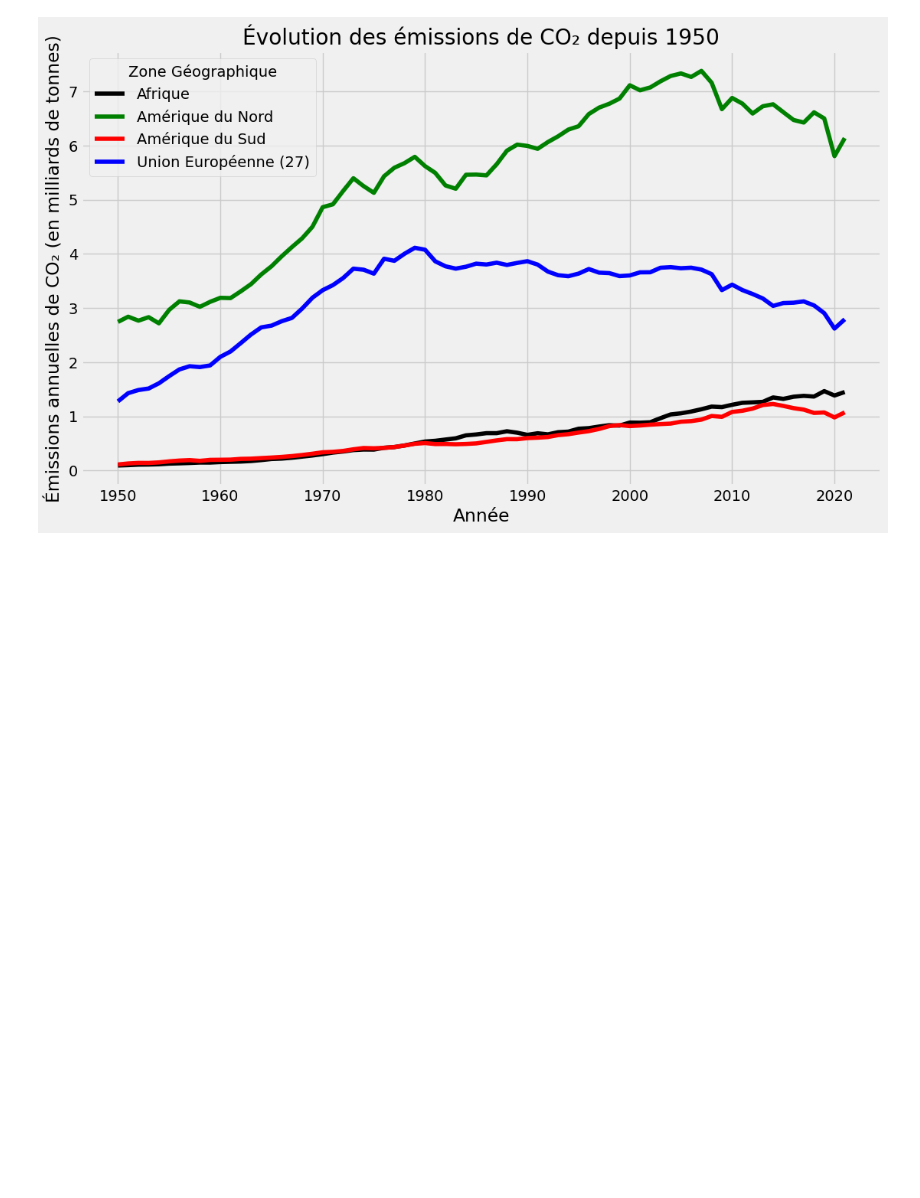
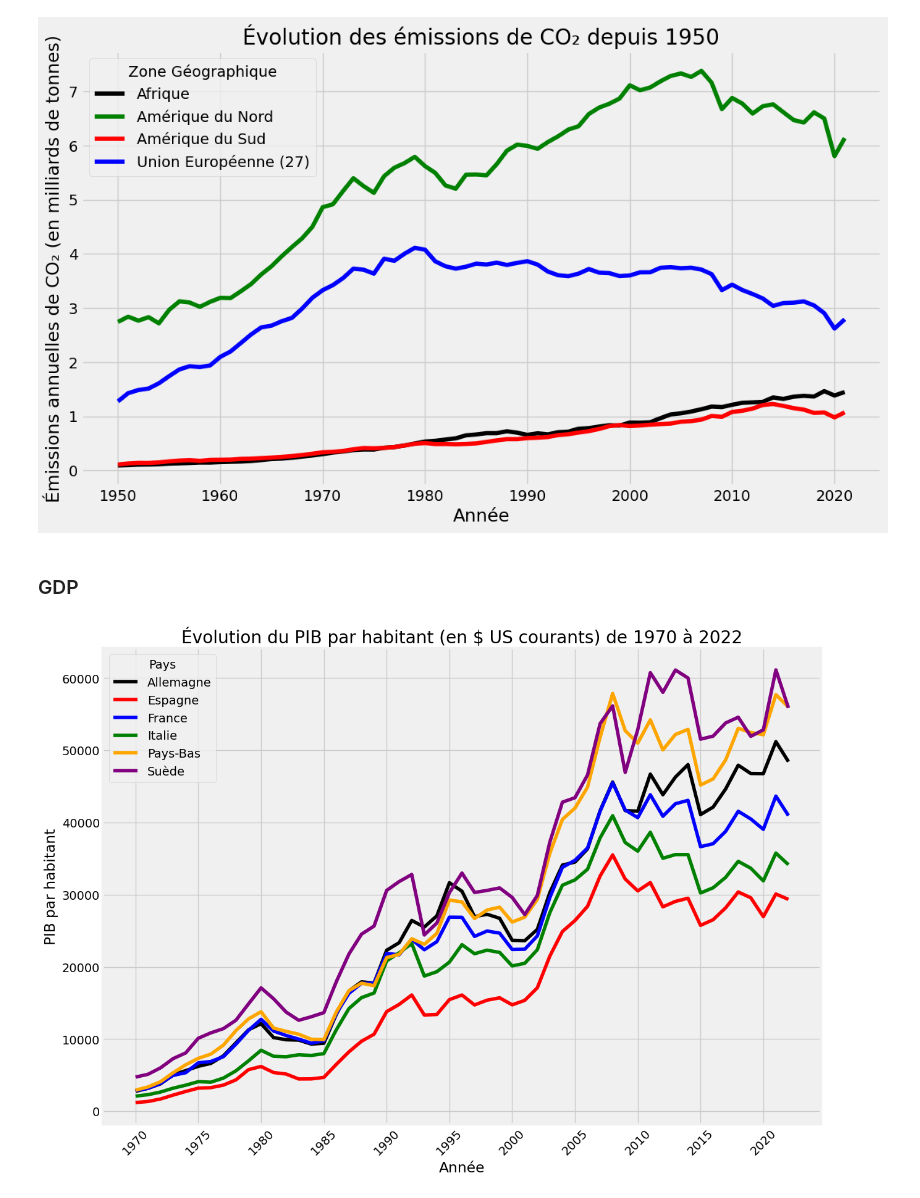
Before and after one commit to louis-sanna-eki/graph-generation, a Jupyter notebook: notebooks/examples.ipynb, the cells around one changed output. Cells and saved outputs as stored; diff of their text form; code cells hidden in the pictures; blank space fills up the shorter version.

```diff
--- a/notebooks/examples.ipynb
+++ b/notebooks/examples.ipynb
@@ -84,3 +84,83 @@ plt.legend(title='Zone Géographique')
 plt.show()
 # %% [output]
 [figure]
+# %% [markdown]
+### GDP
+# %%
+PATH_TO_GDP_FILE = '/content/drive/My Drive/lr-data/graph-generation/PIB_UE.csv'
+# %%
+# Voici le code complet pour créer le graphique à partir du fichier CSV brut. Ce code comprend le nettoyage des données,
+# la sélection des pays, la conversion des valeurs numériques et la création du graphique avec les spécifications données.
+
+import pandas as pd
+import matplotlib.pyplot as plt
+import numpy as np
+
+# Chemin vers le fichier CSV
+csv_file_path = PATH_TO_GDP_FILE
+
+# Chargement du fichier CSV avec détection du délimiteur semi-colon
+gdp_data = pd.read_csv(csv_file_path, delimiter=';', encoding='ISO-8859-1', skiprows=[2])
+
+# Nettoyage des données: enlever les deux premières lignes et définir les bons en-têtes de colonnes
+gdp_data_cleaned = gdp_data.drop([0, 1])
+gdp_data_cleaned = gdp_data_cleaned.reset_index(drop=True)
+gdp_data_cleaned.columns = gdp_data.iloc[1]
+gdp_data_cleaned = gdp_data_cleaned.drop(0)
+
+# Correction des noms des pays en français
+country_names = {
+    'France': 'France',
+    'Germany': 'Allemagne',
+    'Italy': 'Italie',
+    'Spain': 'Espagne',
+    'Sweden': 'Suède',
+    'Netherlands': 'Pays-Bas'
+}
+
+# Mise à jour du DataFrame avec les noms des pays en français
+gdp_data_cleaned['Country Name'].replace(country_names, inplace=True)
+
+# Sélection des pays requis pour l'analyse
+required_countries = ['France', 'Allemagne', 'Italie', 'Espagne', 'Suède', 'Pays-Bas']
+gdp_selected_countries = gdp_data_cleaned[gdp_data_cleaned['Country Name'].isin(required_countries)]
+
+# Conversion des années en colonnes en entiers et tri dans l'ordre croissant
+years = np.arange(1970, 2023).astype(str)
+gdp_selected_countries = gdp_selected_countries[['Country Name'] + list(years)]
+
+# Remplacement des virgules par des points pour la conversion en float
+gdp_selected_countries[years] = gdp_selected_countries[years].replace({',': '.'}, regex=True)
+gdp_selected_countries[years] = gdp_selected_countries[years].apply(pd.to_numeric, errors='coerce')
+
+# Définition des couleurs pour chaque pays
+colors = {
+    'France': 'blue',
+    'Allemagne': 'black',
+    'Italie': 'green',
+    'Espagne': 'red',
+    'Suède': 'purple',
+    'Pays-Bas': 'orange'
+}
+
+# Création du graphique
+plt.figure(figsize=(15, 10))
+plt.style.use('fivethirtyeight')
+
+# Tracé de l'évolution du PIB par habitant pour chaque pays sélectionné avec les couleurs spécifiées
+for index, row in gdp_selected_countries.iterrows():
+    plt.plot(years, row[years], label=row['Country Name'], color=colors[row['Country Name']])
+
+# Ajout des légendes, titres et étiquettes en français
+plt.legend(title='Pays')
+plt.title('Évolution du PIB par habitant (en $ US courants) de 1970 à 2022')
+plt.xlabel('Année')
+plt.ylabel('PIB par habitant')
+
+# Configuration des étiquettes de l'axe des x pour réduire le chevauchement
+plt.xticks(np.arange(0, len(years), 5), years[::5], rotation=45)
+
+# Affichage du graphique
+plt.show()
+# %% [output]
+[figure, added]
```
